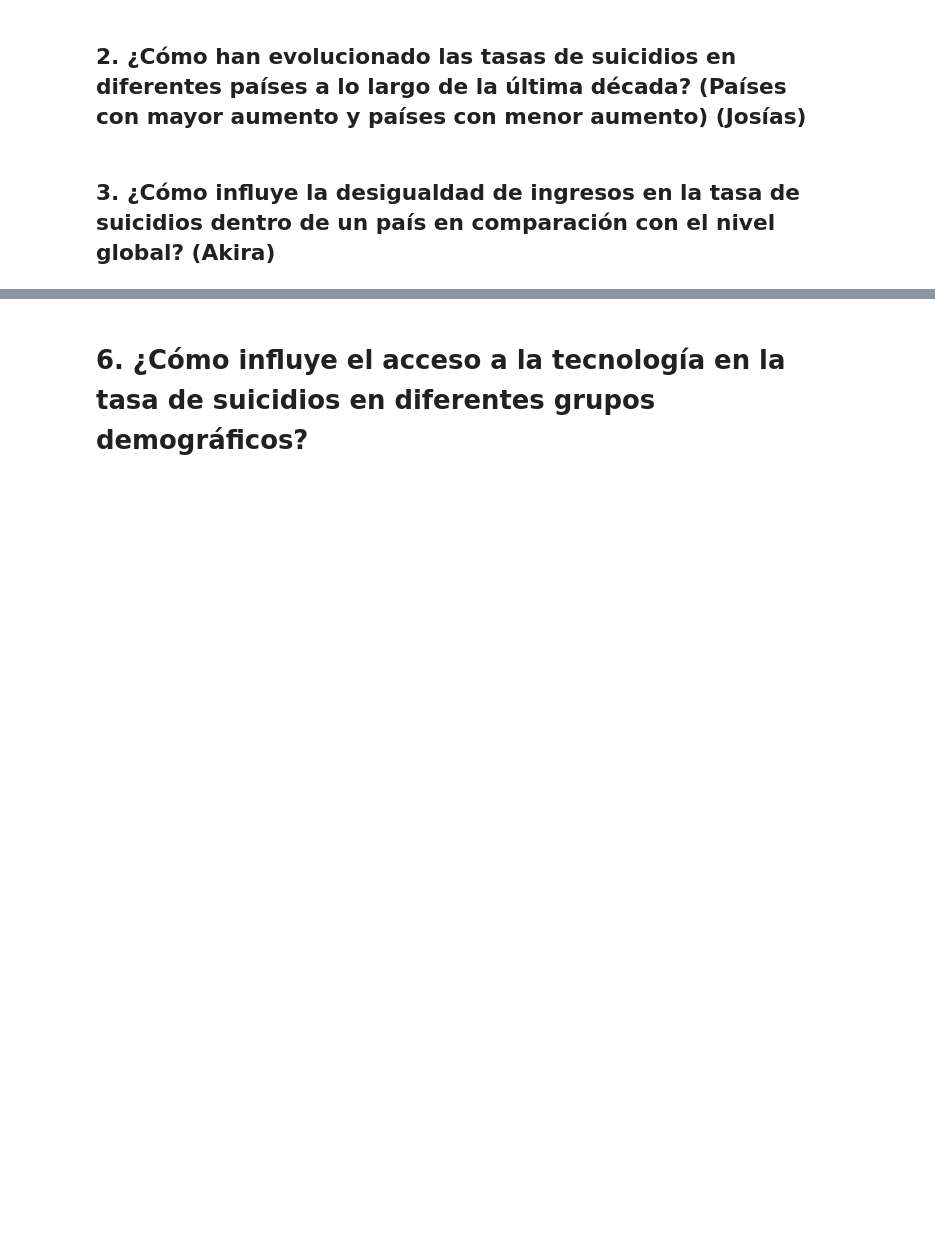
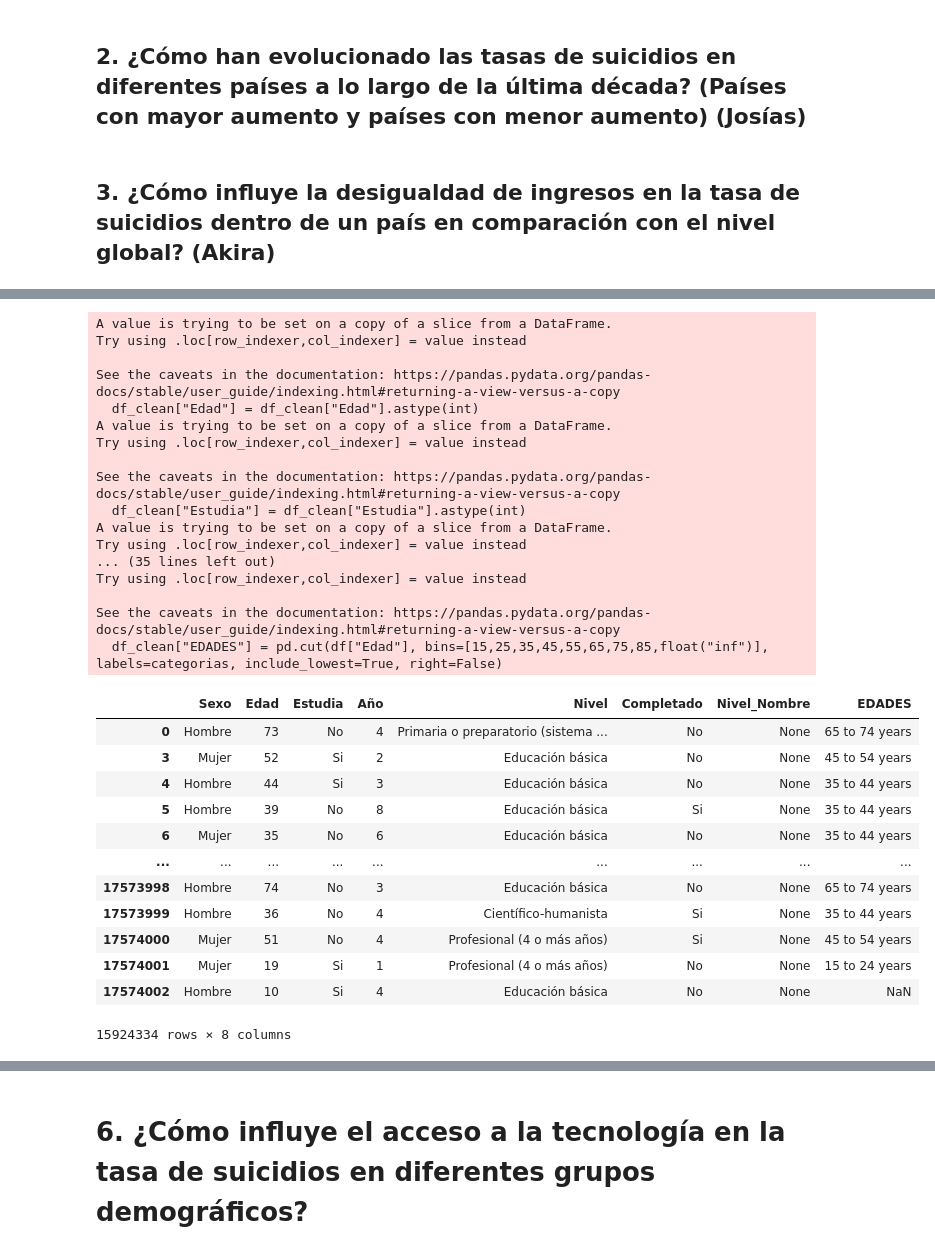
Before and after one commit to mardrouilly/Proyecto-I.C.D.-Grupo-2, a Jupyter notebook: Project_df.ipynb, the cells around one changed output, grey strips where cells are left out. Cells and saved outputs as stored; diff of their text form; code cells hidden in the pictures; blank space fills up the shorter version.

```diff
--- a/Project_df.ipynb
+++ b/Project_df.ipynb
@@ -119,0 +156,58 @@ suicidios_ingresos2019.head(15)
+# %%
+df_clean["Edad"] = df_clean["Edad"].astype(int)
+df_clean["Estudia"] = df_clean["Estudia"].astype(int)
+df_clean["Año"] = df_clean["Año"].astype(int)
+df_clean["Nivel"] = df_clean["Nivel"].astype(int)
+df_clean["Completado"] = df_clean["Completado"].astype(int)
+df_clean["Sexo"].replace({1:"Hombre",2:"Mujer"},inplace=True)
+df_clean["Estudia"].replace({1:"Si",2:"No",3:"Nunca"},inplace=True)
+df_clean["Nivel_Nombre"] = df_clean["Nivel"].replace({1:"Sala cuna o jardín infantil",
+                            2:"Prekínder",
+                            3:"Kínder",
+                            4:"Especial o diferencial",
+                            5:"Educación básica",
+                            6:"Primaria o preparatorio (sistema antiguo)",
+                            7:"Científico-humanista",
+                            8:"Técnica profesional",
+                            9:"Humanidades (sistema antiguo)",
+                            10:"Técnica comercial, industrial/normalista (sistema antiguo)",
+                            11:"Técnico superior (1-3 años)",
+                            12:"Profesional (4 o más años)",
+                            13:"Magíster",
+                            14:"Doctorado"}, inplace=True)
+df_clean["Completado"].replace({1:"Si",2:"No"},inplace=True)
+
+categorias = ["15 to 24 years","25 to 34 years","35 to 44 years","45 to 54 years","55 to 64 years","65 to 74 years","75 to 84 years","85 plus years"]
+df_clean["EDADES"] = pd.cut(df["Edad"], bins=[15,25,35,45,55,65,75,85,float("inf")], labels=categorias, include_lowest=True, right=False)
+df_clean
+# %% [output]
+A value is trying to be set on a copy of a slice from a DataFrame.
+Try using .loc[row_indexer,col_indexer] = value instead
+
+See the caveats in the documentation: https://pandas.pydata.org/pandas-docs/stable/user_guide/indexing.html#returning-a-view-versus-a-copy
+  df_clean["Edad"] = df_clean["Edad"].astype(int)
+A value is trying to be set on a copy of a slice from a DataFrame.
+Try using .loc[row_indexer,col_indexer] = value instead
+
+See the caveats in the documentation: https://pandas.pydata.org/pandas-docs/stable/user_guide/indexing.html#returning-a-view-versus-a-copy
+  df_clean["Estudia"] = df_clean["Estudia"].astype(int)
+A value is trying to be set on a copy of a slice from a DataFrame.
+Try using .loc[row_indexer,col_indexer] = value instead
+... (35 lines left out)
+Try using .loc[row_indexer,col_indexer] = value instead
+
+See the caveats in the documentation: https://pandas.pydata.org/pandas-docs/stable/user_guide/indexing.html#returning-a-view-versus-a-copy
+  df_clean["EDADES"] = pd.cut(df["Edad"], bins=[15,25,35,45,55,65,75,85,float("inf")], labels=categorias, include_lowest=True, right=False)
+|  | Sexo | Edad | Estudia | Año | Nivel | Completado | Nivel_Nombre | EDADES |
+| 0 | Hombre | 73 | No | 4 | Primaria o preparatorio (sistema ... | No | None | 65 to 74 years |
+| 3 | Mujer | 52 | Si | 2 | Educación básica | No | None | 45 to 54 years |
+| 4 | Hombre | 44 | Si | 3 | Educación básica | No | None | 35 to 44 years |
+| 5 | Hombre | 39 | No | 8 | Educación básica | Si | None | 35 to 44 years |
+| 6 | Mujer | 35 | No | 6 | Educación básica | No | None | 35 to 44 years |
+| ... | ... | ... | ... | ... | ... | ... | ... | ... |
+| 17573998 | Hombre | 74 | No | 3 | Educación básica | No | None | 65 to 74 years |
+| 17573999 | Hombre | 36 | No | 4 | Científico-humanista | Si | None | 35 to 44 years |
+| 17574000 | Mujer | 51 | No | 4 | Profesional (4 o más años) | Si | None | 45 to 54 years |
+| 17574001 | Mujer | 19 | Si | 1 | Profesional (4 o más años) | No | None | 15 to 24 years |
+| 17574002 | Hombre | 10 | Si | 4 | Educación básica | No | None | NaN |
+15924334 rows × 8 columns
```
Also changed, not shown: parts of 39 cells of this notebook.
